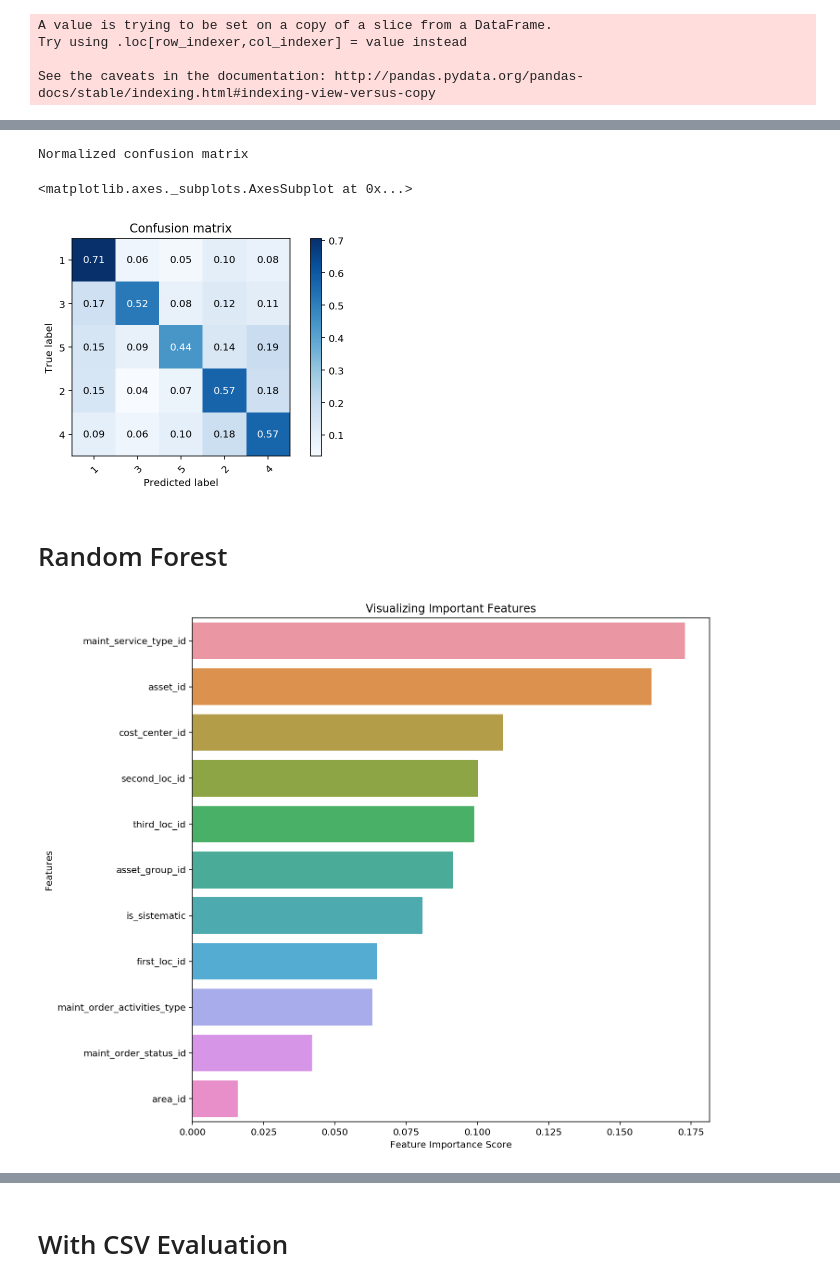
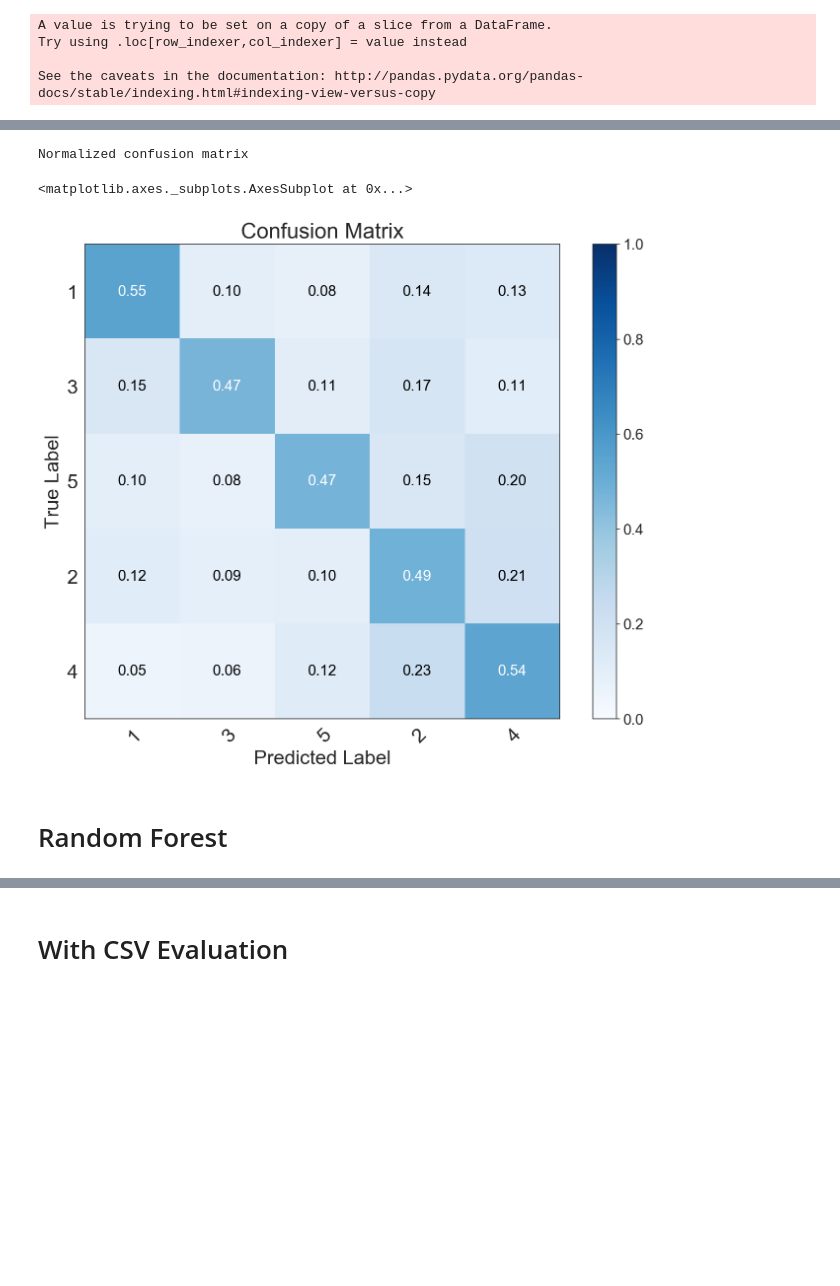
Before and after one commit to GregBueno/tcc_ml, a Jupyter notebook: 2MachineLearning.ipynb, the cells around one changed output, grey strips where cells are left out. Saved outputs shown, nothing was run; the diff lists cells and outputs as text; code cells hidden in the pictures; blank space fills up the shorter version.

```diff
--- a/2MachineLearning.ipynb
+++ b/2MachineLearning.ipynb
@@ -158,0 +226,2 @@ df_table = pd.concat(list_df)
+# %%
+df_table_backup = df_table.copy()
@@ -159 +236,8 @@ df_table = pd.concat(list_df)
+# %%
+"""
+Options
+------
+topsis5 topsis10 topsis15 topsis20 topsis25 manualcols
+"""
+df_table = df_table_backup[[columnToClassify,*topsis25]]
 # %%
@@ -209,0 +319,5 @@ previsores_train, previsores_test, classe_train, classe_test = train_test_split(
+# %%
+from imblearn.under_sampling import NearMiss
+nr = NearMiss()
+X_train, y_train = nr.fit_sample(previsores_train, classe_train)
+print( np.bincount(y_train) )
@@ -214,8 +493,8 @@ previsores_train, previsores_test, classe_train, classe_test = train_test_split(
 # from sklearn.tree import DecisionTreeClassifier, export
 # classificador = DecisionTreeClassifier(criterion='entropy')
 
-from sklearn.svm import SVC
-classificador = SVC(kernel='rbf',random_state=1,gamma='auto')
+# from sklearn.svm import SVC
+# classificador = SVC(kernel='rbf',random_state=1,gamma='auto')
 
 # from sklearn.neighbors import KNeighborsClassifier
 # classificador = KNeighborsClassifier(n_neighbors=5, metric='minkowski', p=4)
@@ -223,6 +502,11 @@ classificador = SVC(kernel='rbf',random_state=1,gamma='auto')
 # from sklearn.neural_network import MLPClassifier
 # classificador = MLPClassifier(solver='lbfgs', alpha=1e-5, hidden_layer_sizes=(5, 2), random_state=1)
 
+from sklearn.ensemble import RandomForestClassifier
+classificador = RandomForestClassifier(n_estimators=100);
+
+previsores_train = X_train
+classe_train = y_train
 classificador.fit(previsores_train,classe_train)
 previsoes = classificador.predict(previsores_test)
 # %%
@@ -237,12 +538,13 @@ precision: 0.5599061445959819
 # %%
 %config InlineBackend.figure_format ='retina'
+sns.set_style("white")
 np.set_printoptions(precision=4)
 # Plot non-normalized confusion matrix
-plot_confusion_matrix(classe_test, previsoes, classes=class_names,normalize=True,title='Confusion matrix' )
+plot_confusion_matrix(classe_test, previsoes, classes=class_names,normalize=True,title='Confusion Matrix' )
 # %% [output]
 Normalized confusion matrix
 <matplotlib.axes._subplots.AxesSubplot at 0x...>
-[figure, old version]
+[figure, new version]
 # %% [markdown]
 # Random Forest
 # %%
@@ -257,4 +557,6 @@ feature_imp = pd.Series(rfc.feature_importances_,index=previsores_names).sort_va
 # %%
+feature_imp = pd.Series(rfc.feature_importances_,index=previsores_names).sort_values(ascending=False);
+
 plt.rcParams['figure.figsize']=(10,10)
 # Creating a bar plot
 sns.barplot(x=feature_imp, y=feature_imp.index)
@@ -263,5 +565,3 @@ plt.xlabel('Feature Importance Score')
 plt.ylabel('Features')
 plt.title("Visualizing Important Features")
 plt.show()
-# %% [output]
-[figure, removed]
```
Also changed, not shown: parts of 83 cells of this notebook, 36 other files.
